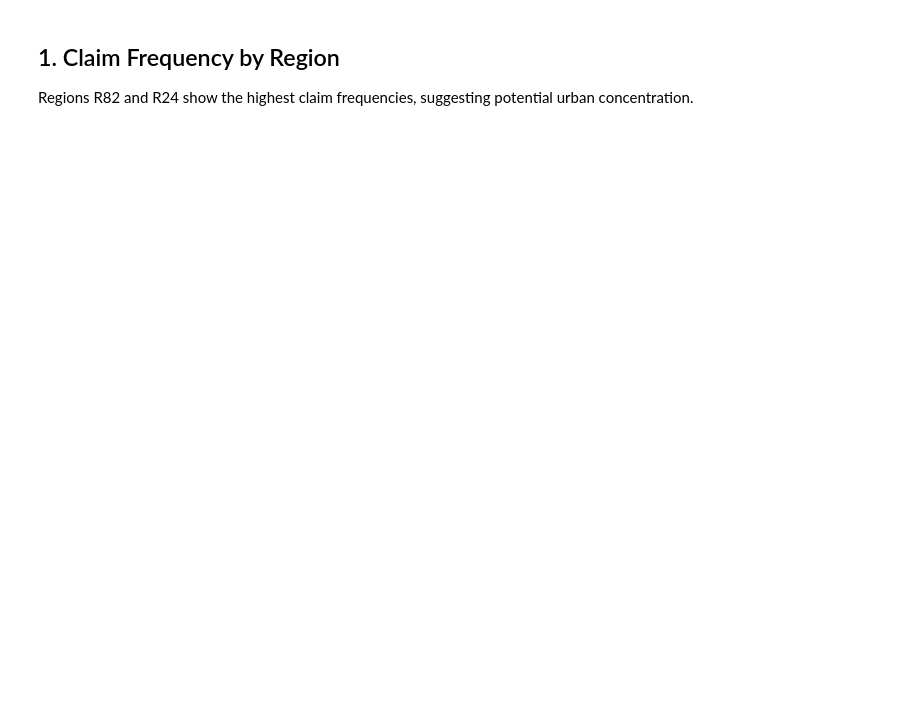
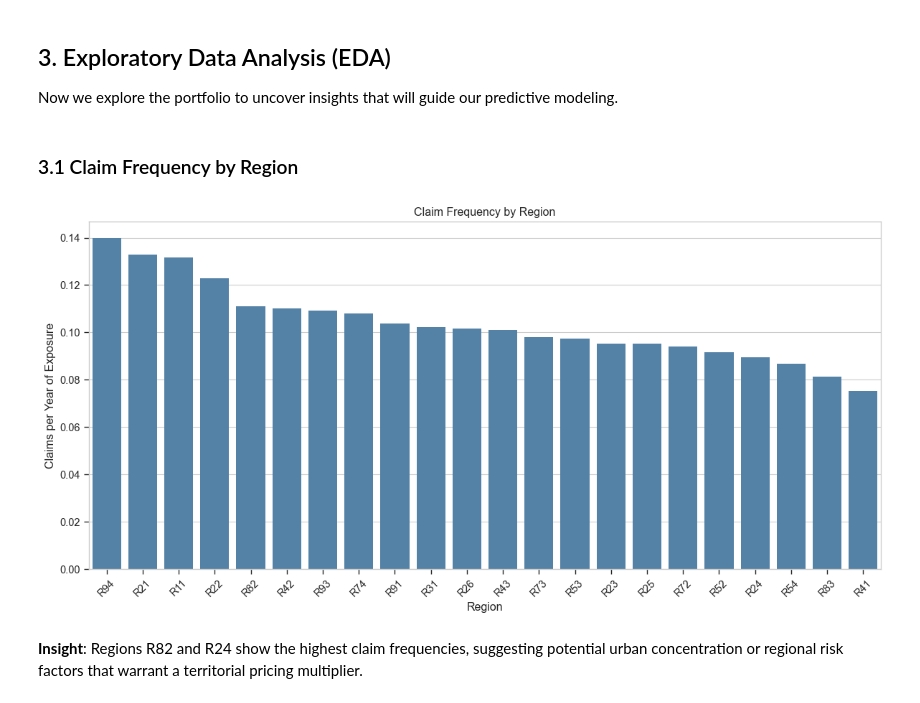
Before and after one commit to afrit-med-rayan/insurance-claims-risk-analytics, a Jupyter notebook: notebooks/01_eda.ipynb, the cells around one changed output. Saved outputs shown, nothing was run; the diff lists cells and outputs as text; code cells hidden in the pictures; blank space fills up the shorter version.

Commit message:
update notebooks with rich content, inline charts, and executed results

```diff
--- a/notebooks/01_eda.ipynb
+++ b/notebooks/01_eda.ipynb
@@ -18,0 +20,6 @@ df.head()
+# %%
+# Note: In the source code, we use a custom parser in src/load_data.py
+# Here, we will load the already parsed and merged dataset for analysis
+merged_df = pd.read_csv('../data/processed/features.csv')
+print(f"Dataset shape: {merged_df.shape}")
+merged_df.head()
@@ -19,3 +53,21 @@ df.head()
+# %% [markdown]
+## 3. Exploratory Data Analysis (EDA)
+Now we explore the portfolio to uncover insights that will guide our predictive modeling.
+# %% [markdown]
+### 3.1 Claim Frequency by Region
+# %%
+plt.figure(figsize=(12, 6))
+grouped = merged_df.groupby("Region").agg(claims=("ClaimNb", "sum"), exposure=("Exposure", "sum"))
+grouped["freq"] = grouped["claims"] / grouped["exposure"]
+grouped = grouped.sort_values("freq", ascending=False)
+
+sns.barplot(x=grouped.index, y=grouped["freq"], color="steelblue")
+plt.title("Claim Frequency by Region")
+plt.ylabel("Claims per Year of Exposure")
+plt.xticks(rotation=45)
+plt.tight_layout()
+plt.show()
+# %% [output]
+[figure, added]
 # %% [markdown]
-## 1. Claim Frequency by Region
-Regions R82 and R24 show the highest claim frequencies, suggesting potential urban concentration.
+**Insight**: Regions R82 and R24 show the highest claim frequencies, suggesting potential urban concentration or regional risk factors that warrant a territorial pricing multiplier.
```
Also changed, not shown: parts of 20 cells of this notebook, 2 other files.
